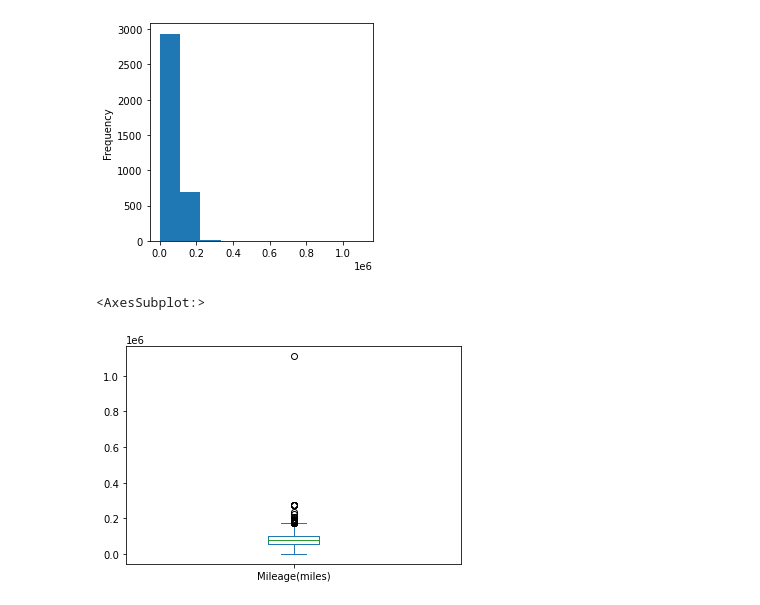
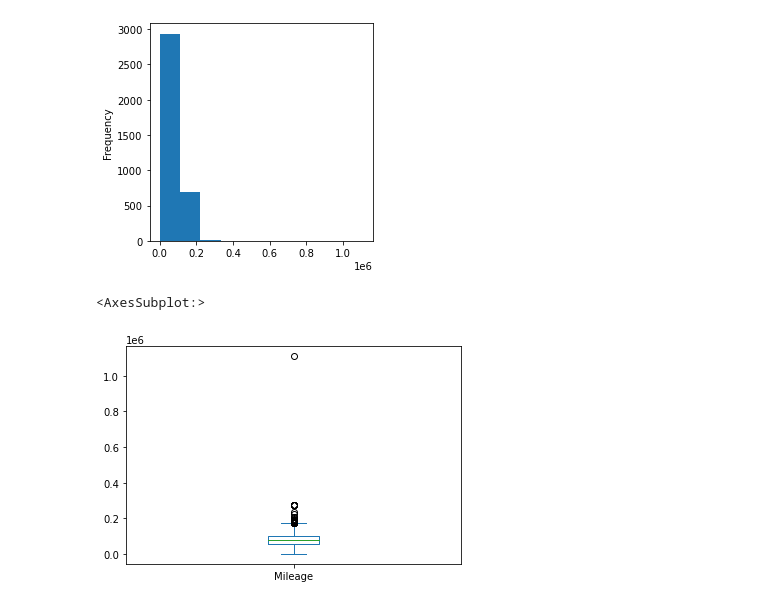
Before and after one commit to karljay98/Used-car-analysis, a Jupyter notebook: analysis.ipynb, the cells around one changed output. Drawn from its saved outputs; the diff is of its cells as text; code cells hidden in the pictures.

Commit message:
data types and renaming

```diff
--- a/analysis.ipynb
+++ b/analysis.ipynb
@@ -143,3 +143,11 @@ Seats                float64
 Emission Class        object
 Service history       object
 dtype: object
+# %%
+# column renaming and type chaning
+
+df.rename(columns={'Mileage(miles)':'Mileage'}, inplace = True)
+
+df['Previous Owners'] = df['Previous Owners'].astype('Int64')
+df['Doors'] = df['Doors'].astype('Int64')
+df['Seats'] = df['Seats'].astype('Int64')
@@ -179,7 +205,7 @@ df['Mileage(miles)'].plot.hist(figsize=(4, 4))
 <AxesSubplot:ylabel='Frequency'>
 [figure]
 # %%
-df['Mileage(miles)'].plot.box()
+df['Mileage'].plot.box()
 # %% [output]
 <AxesSubplot:>
-[figure, old version]
+[figure, new version]
```
Also changed, not shown: parts of 5 cells of this notebook.
